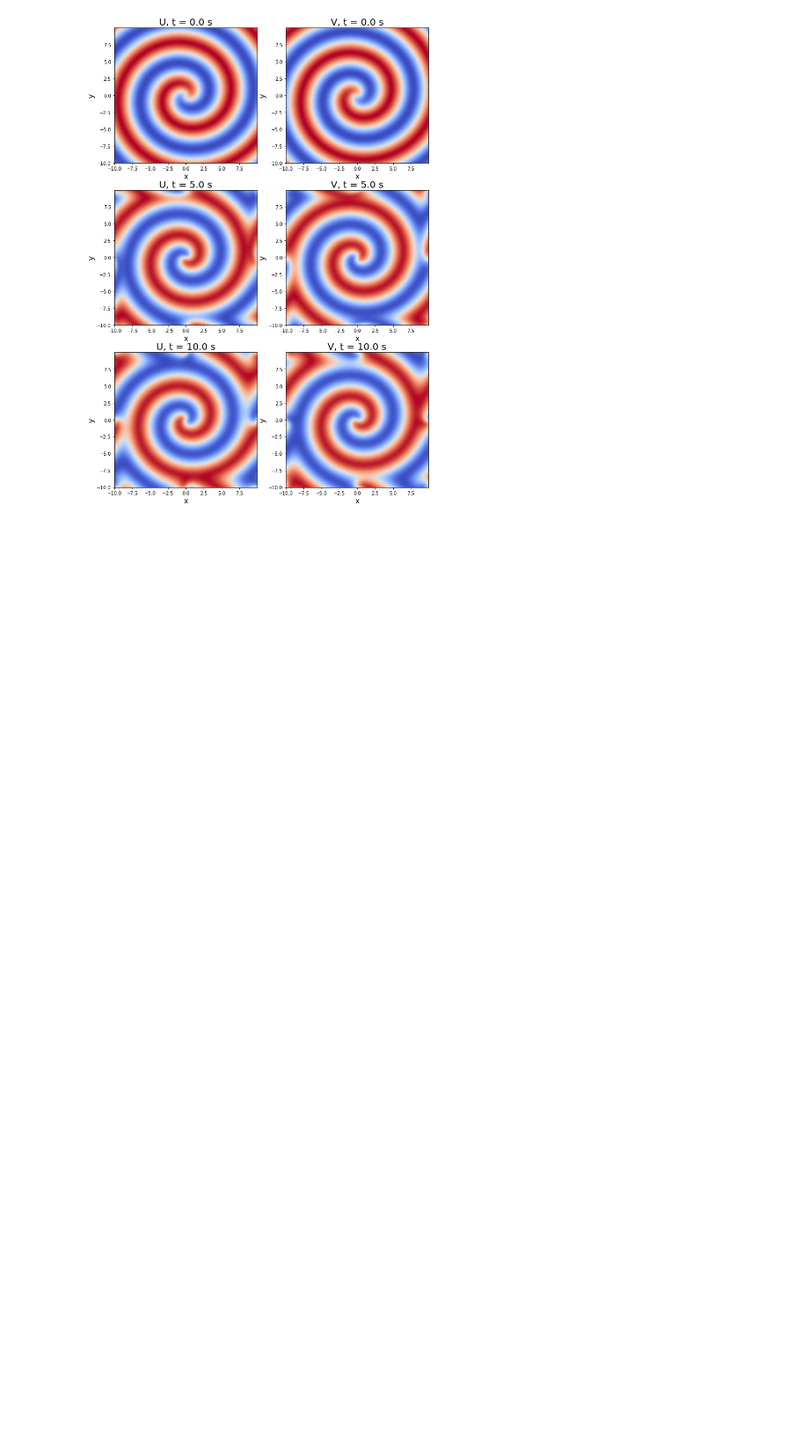
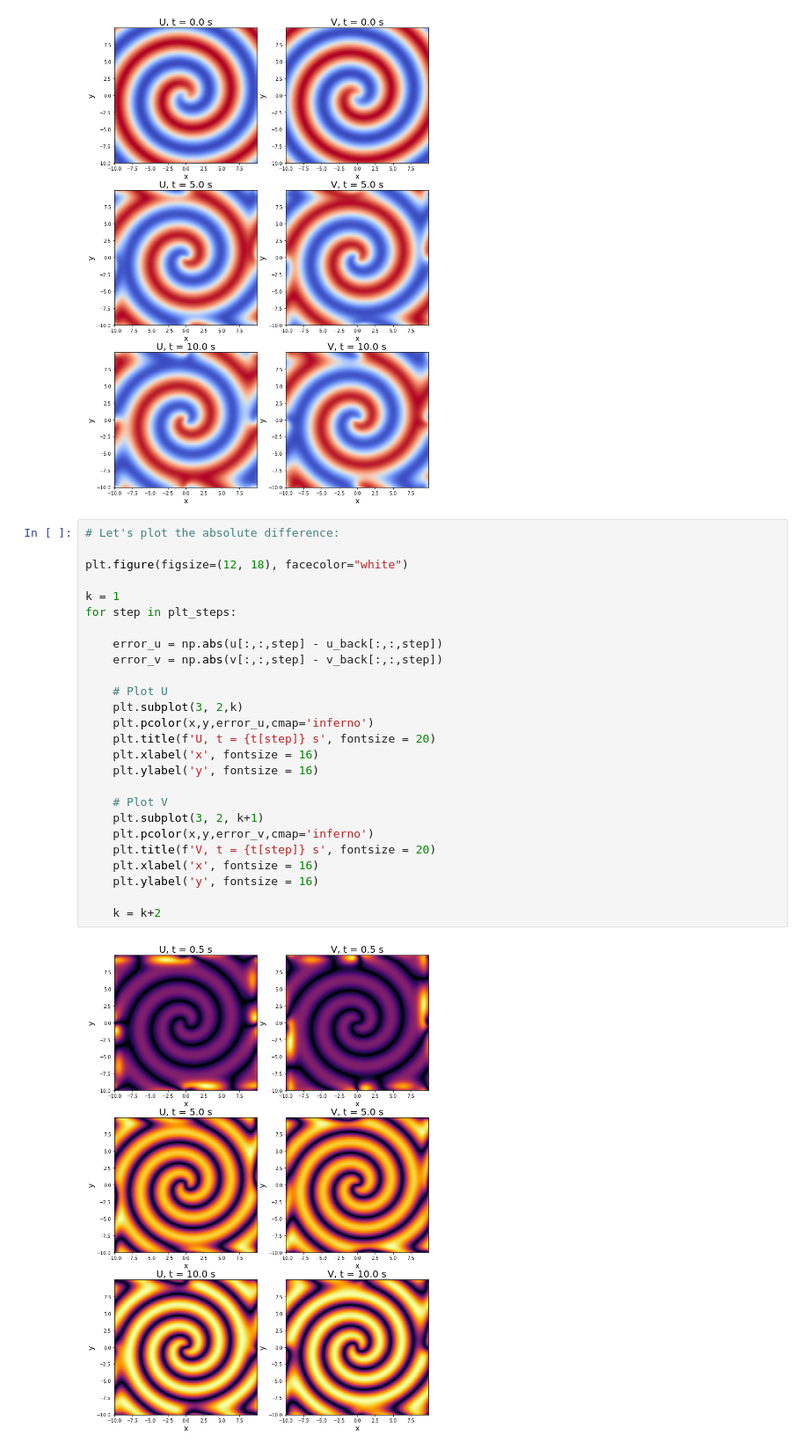
Before and after one commit to lucarad96/ModellingFromMeasurement_homework, a Jupyter notebook: homework_python/ex_2_3.ipynb, the cells around one changed output. Shown at 88% size. Saved outputs shown, nothing was run; the diff lists cells and outputs as text; blank space fills up the shorter version.

```diff
--- a/homework_python/ex_2_3.ipynb
+++ b/homework_python/ex_2_3.ipynb
@@ -194,3 +194,31 @@ for step in plt_steps:
     k += 2
 # %% [output]
 [figure]
+# %%
+# Let's plot the absolute difference:
+
+plt.figure(figsize=(12, 18), facecolor="white")
+
+k = 1
+for step in plt_steps:
+
+    error_u = np.abs(u[:,:,step] - u_back[:,:,step])
+    error_v = np.abs(v[:,:,step] - v_back[:,:,step])
+
+    # Plot U
+    plt.subplot(3, 2,k)
+    plt.pcolor(x,y,error_u,cmap='inferno')
+    plt.title(f'U, t = {t[step]} s', fontsize = 20)
+    plt.xlabel('x', fontsize = 16)
+    plt.ylabel('y', fontsize = 16)
+
+    # Plot V
+    plt.subplot(3, 2, k+1)
+    plt.pcolor(x,y,error_v,cmap='inferno')
+    plt.title(f'V, t = {t[step]} s', fontsize = 20)
+    plt.xlabel('x', fontsize = 16)
+    plt.ylabel('y', fontsize = 16)
+
+    k = k+2
+# %% [output]
+[figure, added]
```
Also changed, not shown: parts of 3 cells of this notebook, 50 other files.
